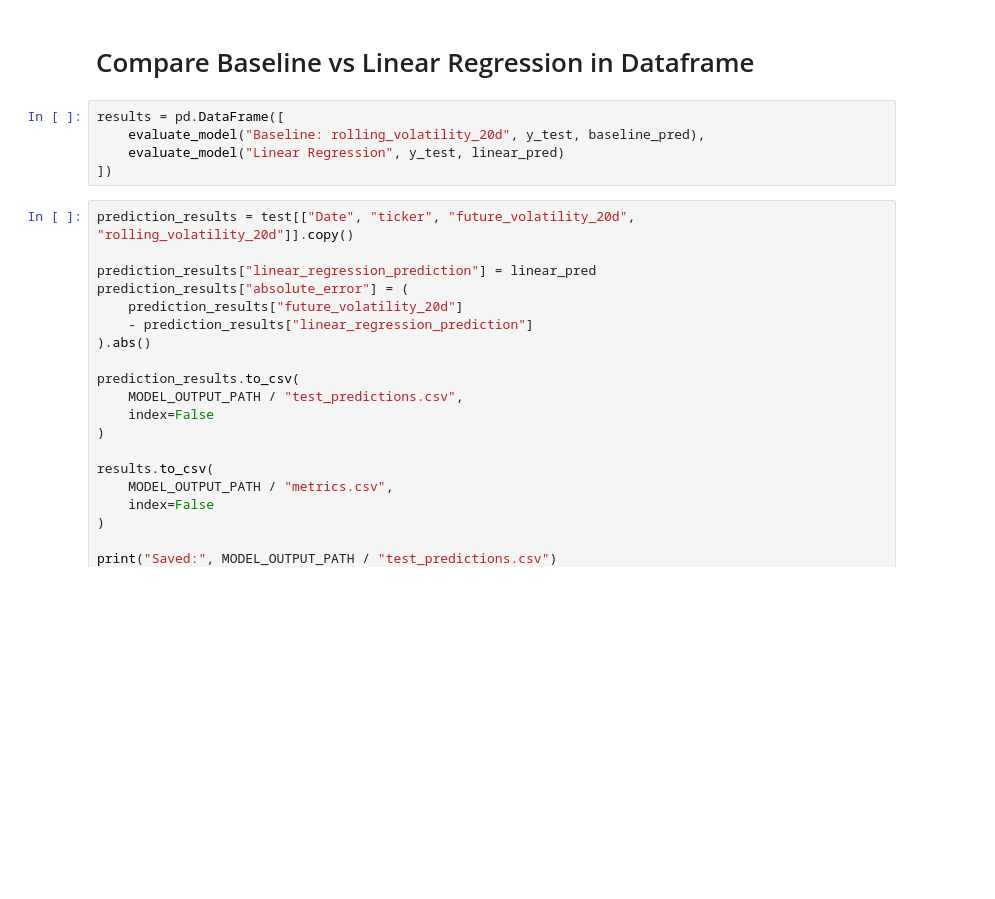
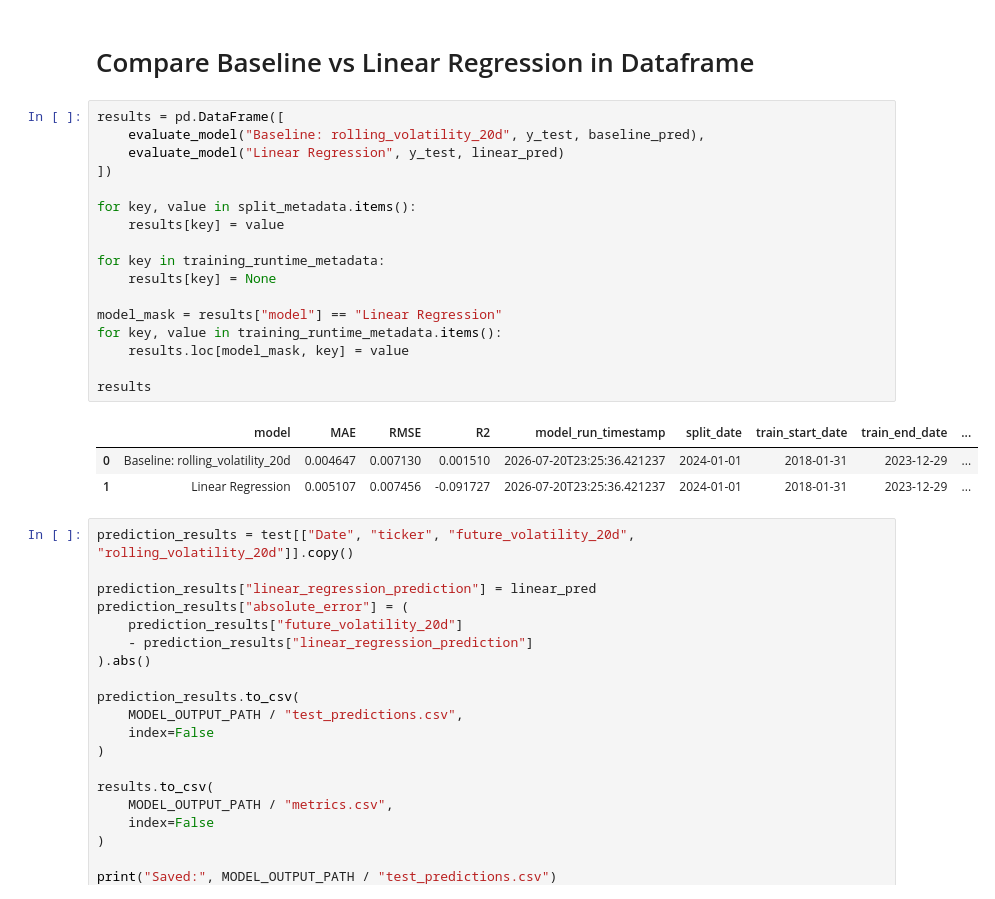
Before and after one commit to SamiiShabuse/INFO442-Group-Project, a Jupyter notebook: notebooks/04_modeling/01_linear_regression.ipynb, the cells around one changed output. Saved outputs shown, nothing was run; the diff lists cells and outputs as text; blank space fills up the shorter version.

```diff
--- a/notebooks/04_modeling/01_linear_regression.ipynb
+++ b/notebooks/04_modeling/01_linear_regression.ipynb
@@ -114,8 +155,24 @@ def evaluate_model(model_name, y_true, y_pred):
 # %%
 results = pd.DataFrame([
     evaluate_model("Baseline: rolling_volatility_20d", y_test, baseline_pred),
     evaluate_model("Linear Regression", y_test, linear_pred)
 ])
+
+for key, value in split_metadata.items():
+    results[key] = value
+
+for key in training_runtime_metadata:
+    results[key] = None
+
+model_mask = results["model"] == "Linear Regression"
+for key, value in training_runtime_metadata.items():
+    results.loc[model_mask, key] = value
+
+results
+# %% [output]
+|  | model | MAE | RMSE | R2 | model_run_timestamp | split_date | train_start_date | train_end_date | ... |
+| 0 | Baseline: rolling_volatility_20d | 0.004647 | 0.007130 | 0.001510 | 2026-07-20T23:25:36.421237 | 2024-01-01 | 2018-01-31 | 2023-12-29 | ... |
+| 1 | Linear Regression | 0.005107 | 0.007456 | -0.091727 | 2026-07-20T23:25:36.421237 | 2024-01-01 | 2018-01-31 | 2023-12-29 | ... |
 # %%
 prediction_results = test[["Date", "ticker", "future_volatility_20d", "rolling_volatility_20d"]].copy()
 
```
Also changed, not shown: parts of 4 cells of this notebook, 14 other files.
